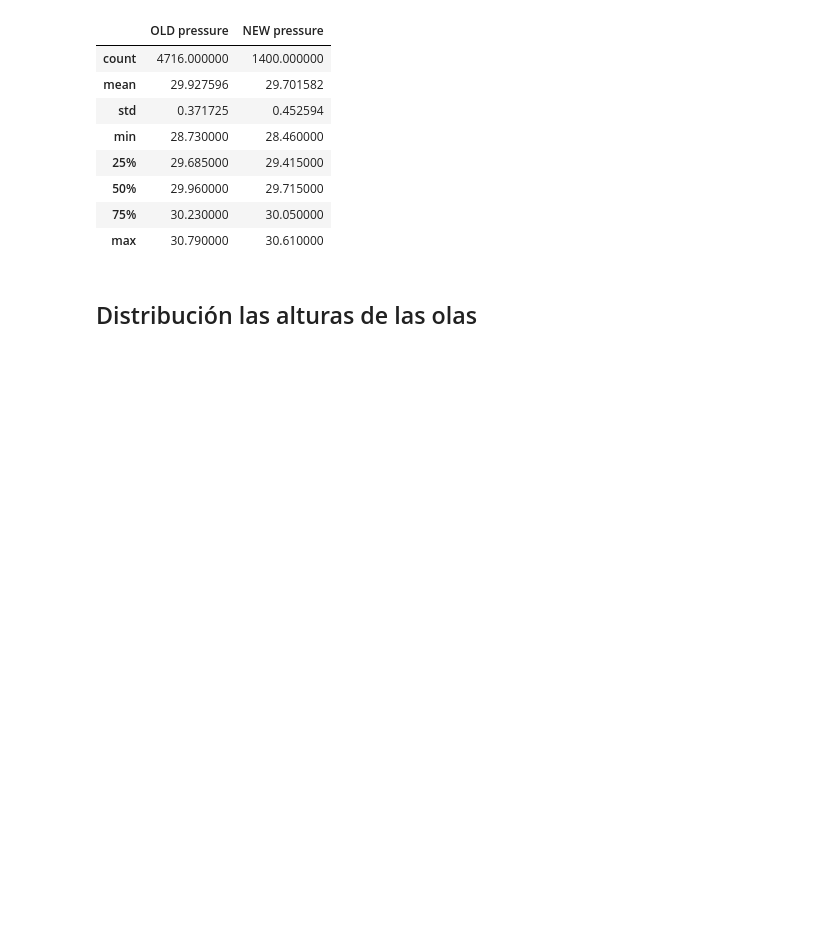
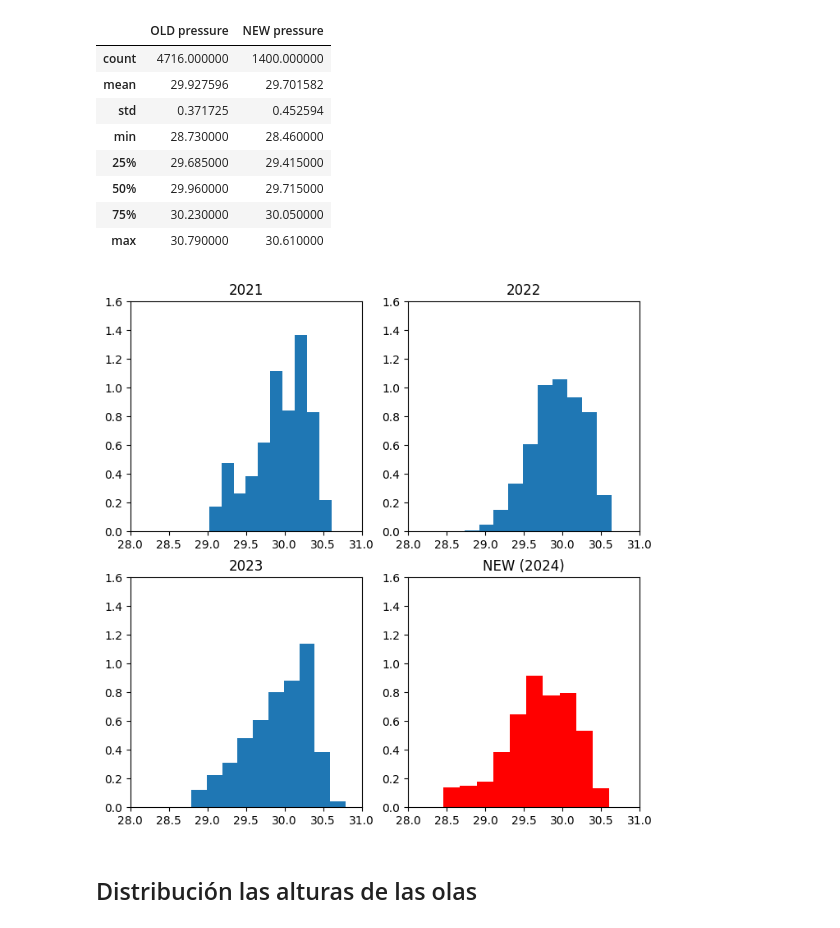
Before and after one commit to MarioBaldocchi/PD, a Jupyter notebook: forecasts/monitorizacion.ipynb, the cells around one changed output. Saved outputs shown, nothing was run; the diff lists cells and outputs as text; code cells hidden in the pictures; blank space fills up the shorter version.

```diff
--- a/forecasts/monitorizacion.ipynb
+++ b/forecasts/monitorizacion.ipynb
@@ -160,5 +179,9 @@ df
 | 50% | 29.960000 | 29.715000 |
 | 75% | 30.230000 | 30.050000 |
 | max | 30.790000 | 30.610000 |
+# %%
+contrast_years(var, [28+i/10 for i in range(0,31,5)], [i/10 for i in range(0,17,2)])
+# %% [output]
+[figure, added]
 # %% [markdown]
 ## Distribución las alturas de las olas
```
Also changed, not shown: parts of 8 cells of this notebook.
